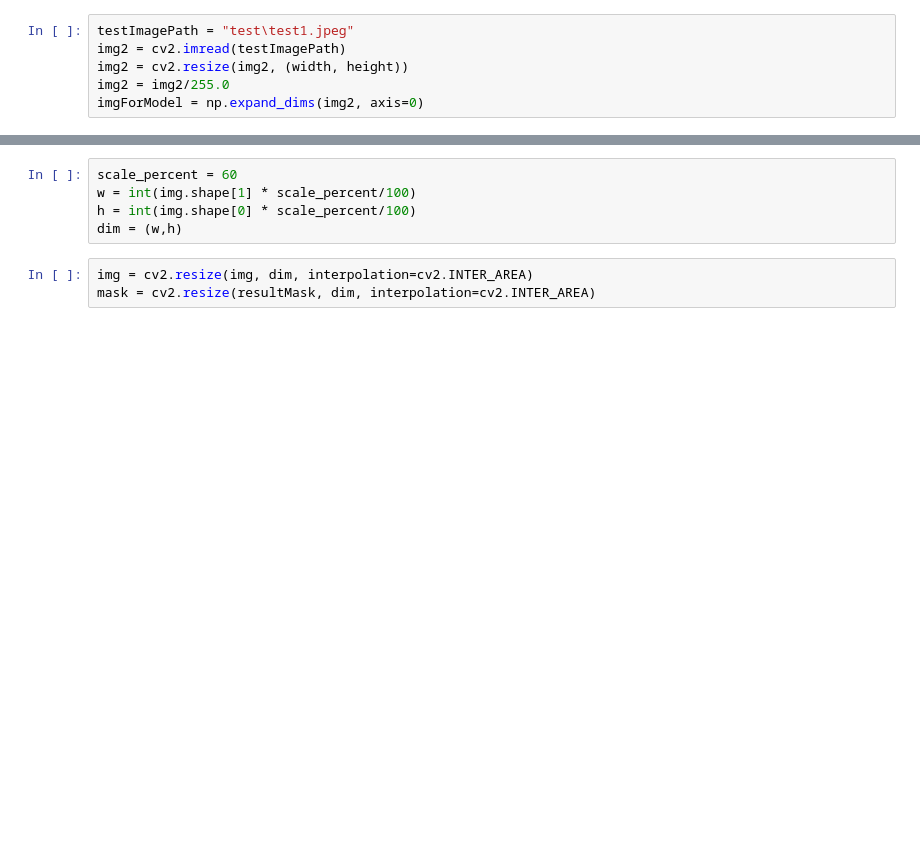
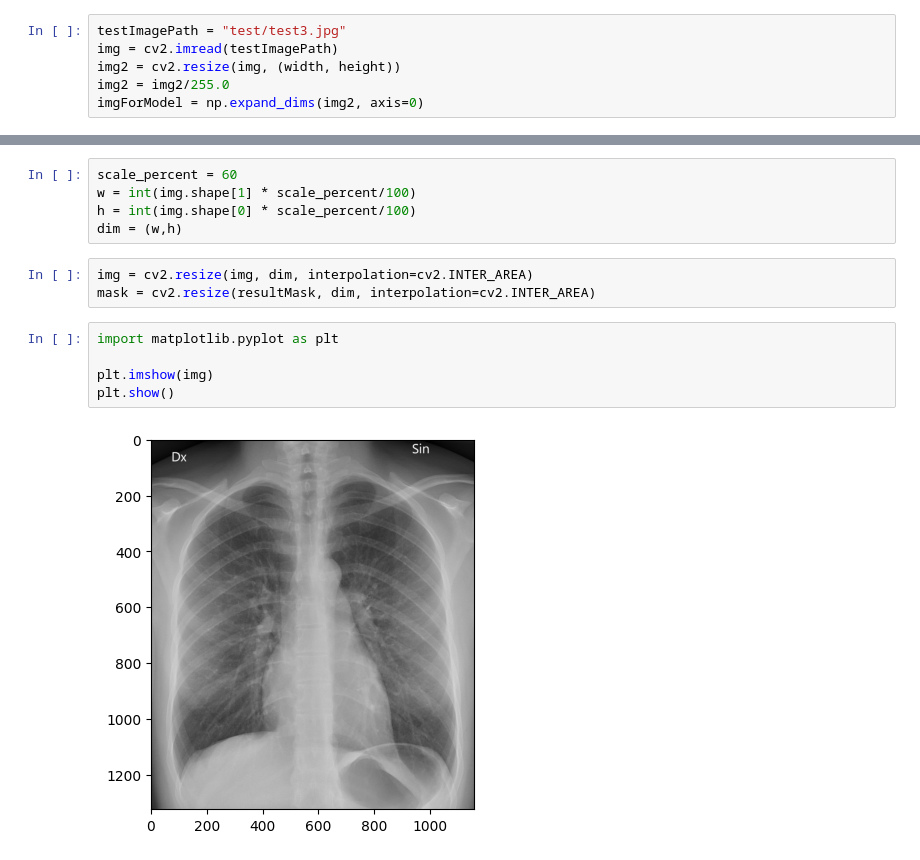
Before and after one commit to MATIBAI-ML/UNet-Lung-Segmentation, a Jupyter notebook: test.ipynb, the cells around one changed output, grey strips where cells are left out. Drawn from its saved outputs; the diff is of its cells as text; blank space fills up the shorter version.

```diff
--- a/test.ipynb
+++ b/test.ipynb
@@ -10,9 +35,9 @@ print(model.summary())
 width = 256
 height = 256
 # %%
-testImagePath = "test\test1.jpeg"
-img2 = cv2.imread(testImagePath)
-img2 = cv2.resize(img2, (width, height))
+testImagePath = "test/test3.jpg"
+img = cv2.imread(testImagePath)
+img2 = cv2.resize(img, (width, height))
 img2 = img2/255.0
 imgForModel = np.expand_dims(img2, axis=0)
 # %%
@@ -31,3 +60,10 @@ dim = (w,h)
 # %%
 img = cv2.resize(img, dim, interpolation=cv2.INTER_AREA)
 mask = cv2.resize(resultMask, dim, interpolation=cv2.INTER_AREA)
+# %%
+import matplotlib.pyplot as plt
+
+plt.imshow(img)
+plt.show()
+# %% [output]
+[figure, added]
```
Also changed, not shown: parts of 16 cells of this notebook, 6 other files.
